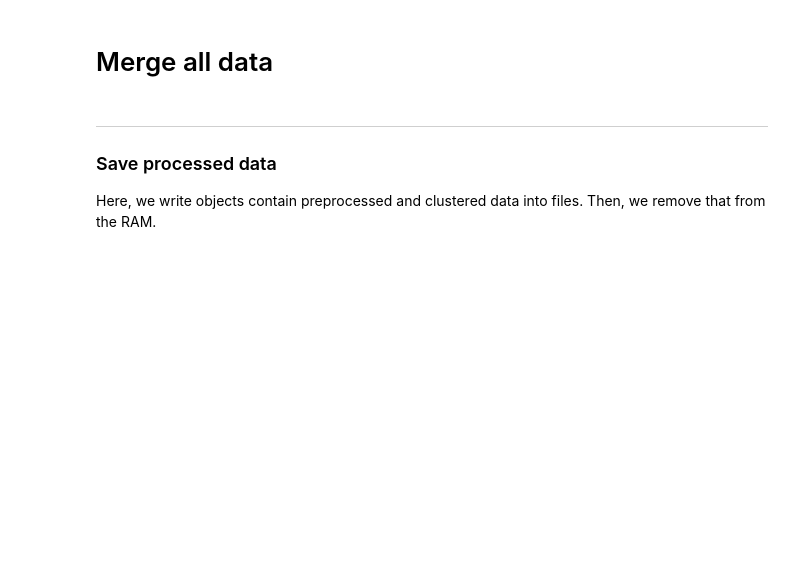
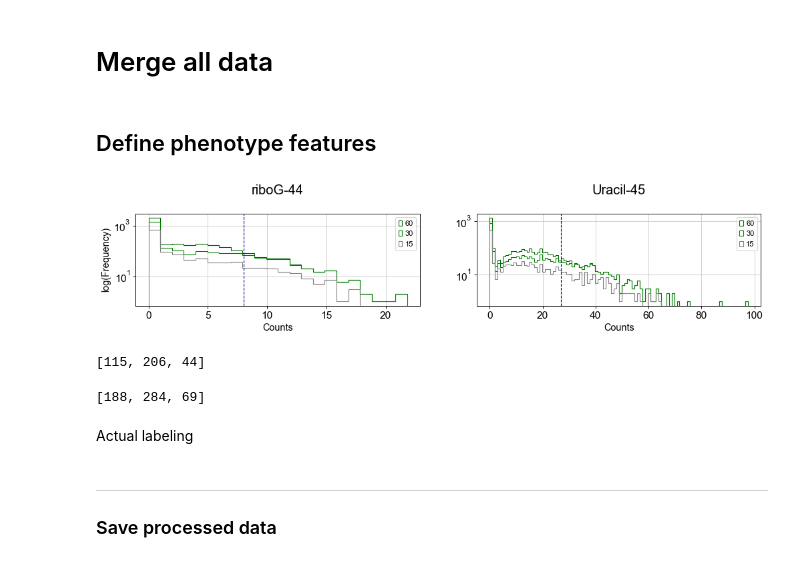
Before and after one commit to abearab/sc-haircut-net, a Jupyter notebook: reanalyzed-data.ipynb, the cells around one changed output. Drawn from its saved outputs; the diff is of its cells as text; code cells hidden in the pictures; blank space fills up the shorter version.

```diff
--- a/reanalyzed-data.ipynb
+++ b/reanalyzed-data.ipynb
@@ -144,7 +135,0 @@ mix_r.obs.loc[mix_r.obs.index.str.contains('-2'),'time'] = 60
-# %% [markdown]
-
-___
-
-
-### Save processed data
-Here, we write objects contain preprocessed and clustered data into files. Then, we remove that from the RAM.
@@ -155,0 +136,52 @@ mix_r.write('reanalyzed-data/mix-repair-phenotype.h5ad')
+# %% [markdown]
+## Define phenotype features
+# %%
+plt.rcParams["figure.figsize"] = (15,5)
+
+def add_hist(data, i,name):
+    # Set up the plot
+    ax = plt.subplot(2, 2, i + 1)
+
+    colors = ['gray', 'green', 'darkgreen']
+    # Draw the plot
+    binwidth = round(max(data.max(axis=0)))
+    ax.hist(data, histtype='step', stacked=True, fill=False, bins = binwidth, color= colors,label=['15','30','60'])
+
+    # Title and labels
+    ax.set_title(f'{name}\n', size = 18)
+    ax.legend(prop={'size': 10})
+    ax.set_xlabel('Counts', size = 13)
+    if i !=1: ax.set_ylabel('log(Frequency)', size= 13)
+    plt.yscale('log')
+
+    vline = round(pd.Series([data[c][data[c] >= 1].quantile(q=0.75) for c in data.columns]).mean())
+
+    plt.axvline(vline, color='darkblue', linestyle='dashed', linewidth=1)
+
+    return vline
+# %%
+dfs=[]
+for t in [15,30,60]:
+    df = mix.obs[mix.obs.time == t].reset_index(drop=True).drop('time',1)
+    dfs.append(df)
+
+rG = pd.concat([df['riboG-44'] for df in dfs],axis=1).dropna()
+rG.columns=['15','30','60']
+
+U = pd.concat([df['Uracil-45'] for df in dfs],axis=1).dropna()
+U.columns=['15','30','60']
+
+v1 = add_hist(rG,0,'riboG-44')
+v2 = add_hist(U,1,'Uracil-45')
+# %% [output]
+[figure, added]
+# %%
+[mix [(mix.obs['riboG-44'] >= v1) & (mix.obs['time'] == time)].shape[0] for time in [15,30,60] ]
+# %% [output]
+[115, 206, 44]
+# %%
+[mix [(mix.obs['Uracil-45'] >= v2) & (mix.obs['time'] == time)].shape[0] for time in [15,30,60] ]
+# %% [output]
+[188, 284, 69]
+# %% [markdown]
+Actual labeling
@@ -155,0 +194,3 @@ mix_r.write('reanalyzed-data/mix-repair-phenotype.h5ad')
+# %% [markdown]
+___
+### Save processed data
```
Also changed, not shown: parts of 20 cells of this notebook, 9 other files.
